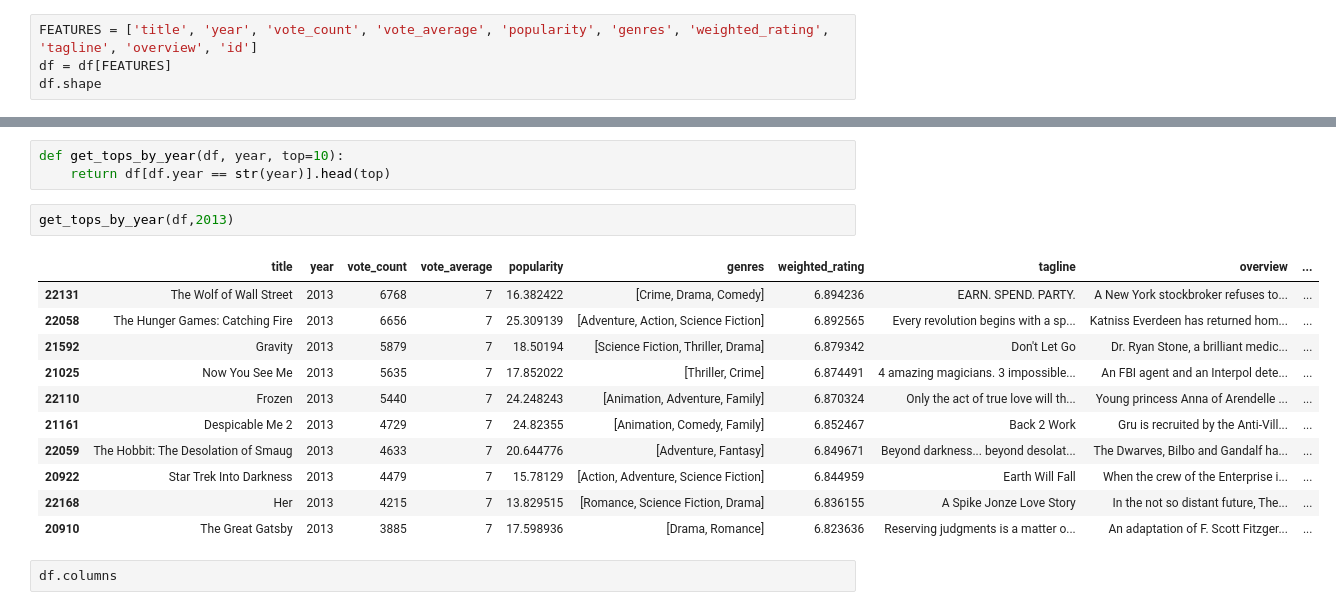
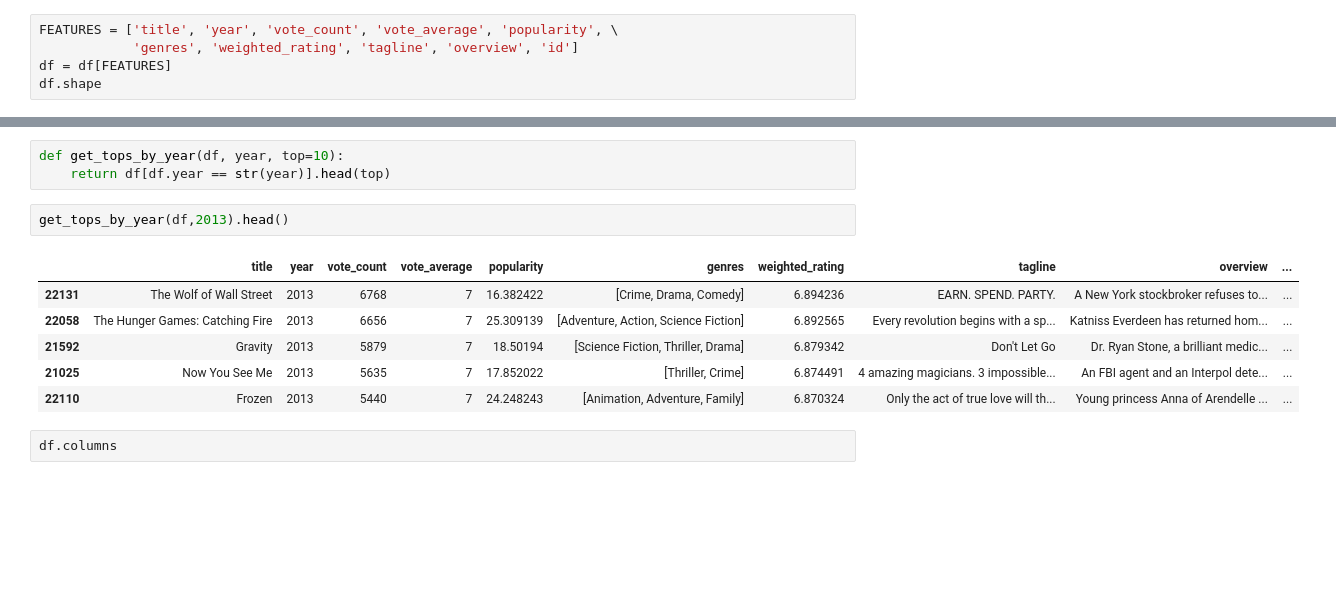
Before and after one commit to bpru/recommendMovie, a Jupyter notebook: movie_rec_sys.ipynb, the cells around one changed output, grey strips where cells are left out. Drawn from its saved outputs; the diff is of its cells as text; blank space fills up the shorter version.

```diff
--- a/movie_rec_sys.ipynb
+++ b/movie_rec_sys.ipynb
@@ -106,7 +123,8 @@ Try using .loc[row_indexer,col_indexer] = value instead
 See the caveats in the documentation: http://pandas.pydata.org/pandas-docs/stable/indexing.html#indexing-view-versus-copy
   self[name] = value
 # %%
-FEATURES = ['title', 'year', 'vote_count', 'vote_average', 'popularity', 'genres', 'weighted_rating', 'tagline', 'overview', 'id']
+FEATURES = ['title', 'year', 'vote_count', 'vote_average', 'popularity', \
+            'genres', 'weighted_rating', 'tagline', 'overview', 'id']
 df = df[FEATURES]
 df.shape
 # %% [output]
@@ -165,19 +168,14 @@ get_tops_by_genres(df, 'Family', 'Animation', intersect=True)
 def get_tops_by_year(df, year, top=10):
     return df[df.year == str(year)].head(top)
 # %%
-get_tops_by_year(df,2013)
+get_tops_by_year(df,2013).head()
 # %% [output]
 |  | title | year | vote_count | vote_average | popularity | genres | weighted_rating | tagline | overview | ... |
 | 22131 | The Wolf of Wall Street | 2013 | 6768 | 7 | 16.382422 | [Crime, Drama, Comedy] | 6.894236 | EARN. SPEND. PARTY. | A New York stockbroker refuses to... | ... |
 | 22058 | The Hunger Games: Catching Fire | 2013 | 6656 | 7 | 25.309139 | [Adventure, Action, Science Fiction] | 6.892565 | Every revolution begins with a sp... | Katniss Everdeen has returned hom... | ... |
 | 21592 | Gravity | 2013 | 5879 | 7 | 18.50194 | [Science Fiction, Thriller, Drama] | 6.879342 | Don't Let Go | Dr. Ryan Stone, a brilliant medic... | ... |
 | 21025 | Now You See Me | 2013 | 5635 | 7 | 17.852022 | [Thriller, Crime] | 6.874491 | 4 amazing magicians. 3 impossible... | An FBI agent and an Interpol dete... | ... |
 | 22110 | Frozen | 2013 | 5440 | 7 | 24.248243 | [Animation, Adventure, Family] | 6.870324 | Only the act of true love will th... | Young princess Anna of Arendelle ... | ... |
-| 21161 | Despicable Me 2 | 2013 | 4729 | 7 | 24.82355 | [Animation, Comedy, Family] | 6.852467 | Back 2 Work | Gru is recruited by the Anti-Vill... | ... |
-| 22059 | The Hobbit: The Desolation of Smaug | 2013 | 4633 | 7 | 20.644776 | [Adventure, Fantasy] | 6.849671 | Beyond darkness... beyond desolat... | The Dwarves, Bilbo and Gandalf ha... | ... |
-| 20922 | Star Trek Into Darkness | 2013 | 4479 | 7 | 15.78129 | [Action, Adventure, Science Fiction] | 6.844959 | Earth Will Fall | When the crew of the Enterprise i... | ... |
-| 22168 | Her | 2013 | 4215 | 7 | 13.829515 | [Romance, Science Fiction, Drama] | 6.836155 | A Spike Jonze Love Story | In the not so distant future, The... | ... |
-| 20910 | The Great Gatsby | 2013 | 3885 | 7 | 17.598936 | [Drama, Romance] | 6.823636 | Reserving judgments is a matter o... | An adaptation of F. Scott Fitzger... | ... |
 # %%
 df.columns
 # %% [output]
```
Also changed, not shown: parts of 37 cells of this notebook, 6 other files.
